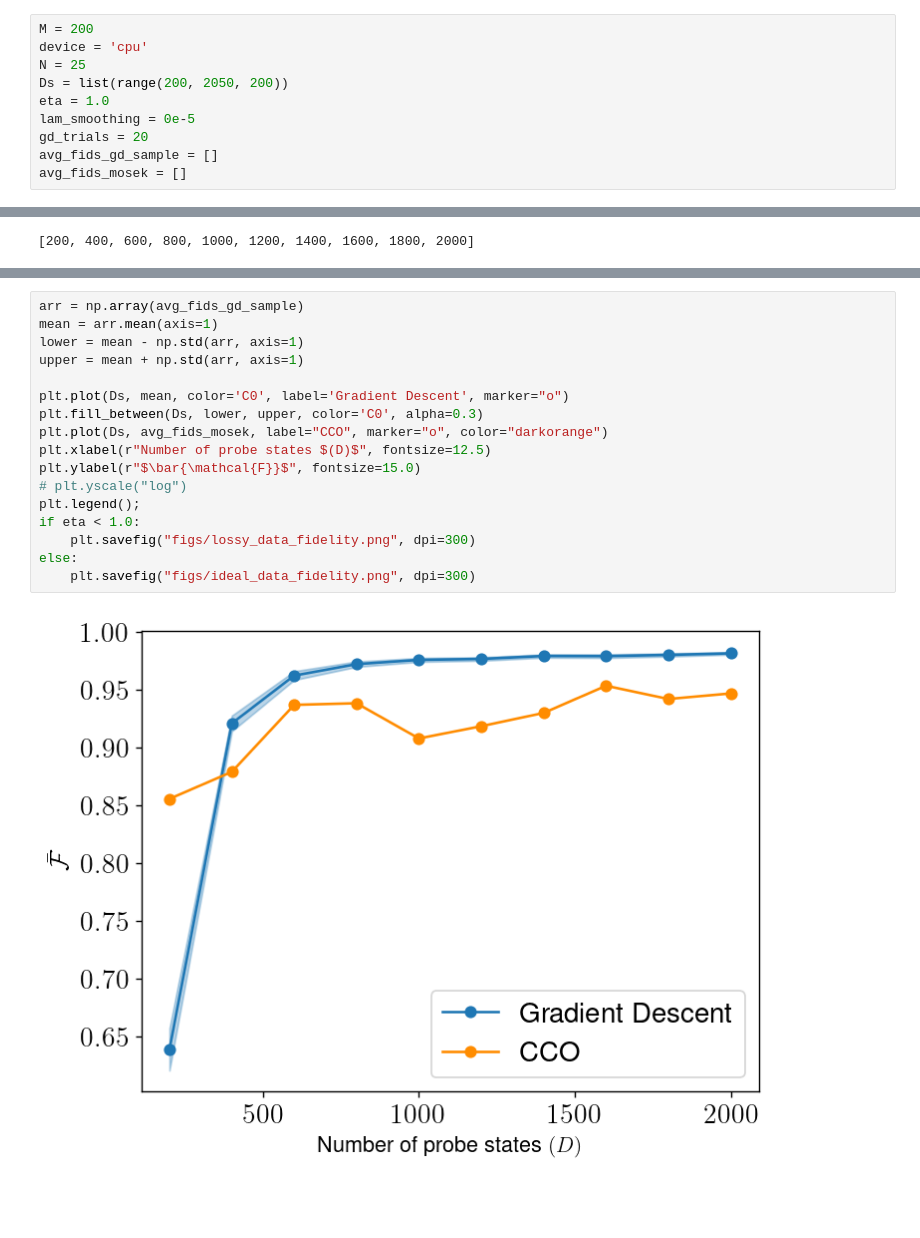
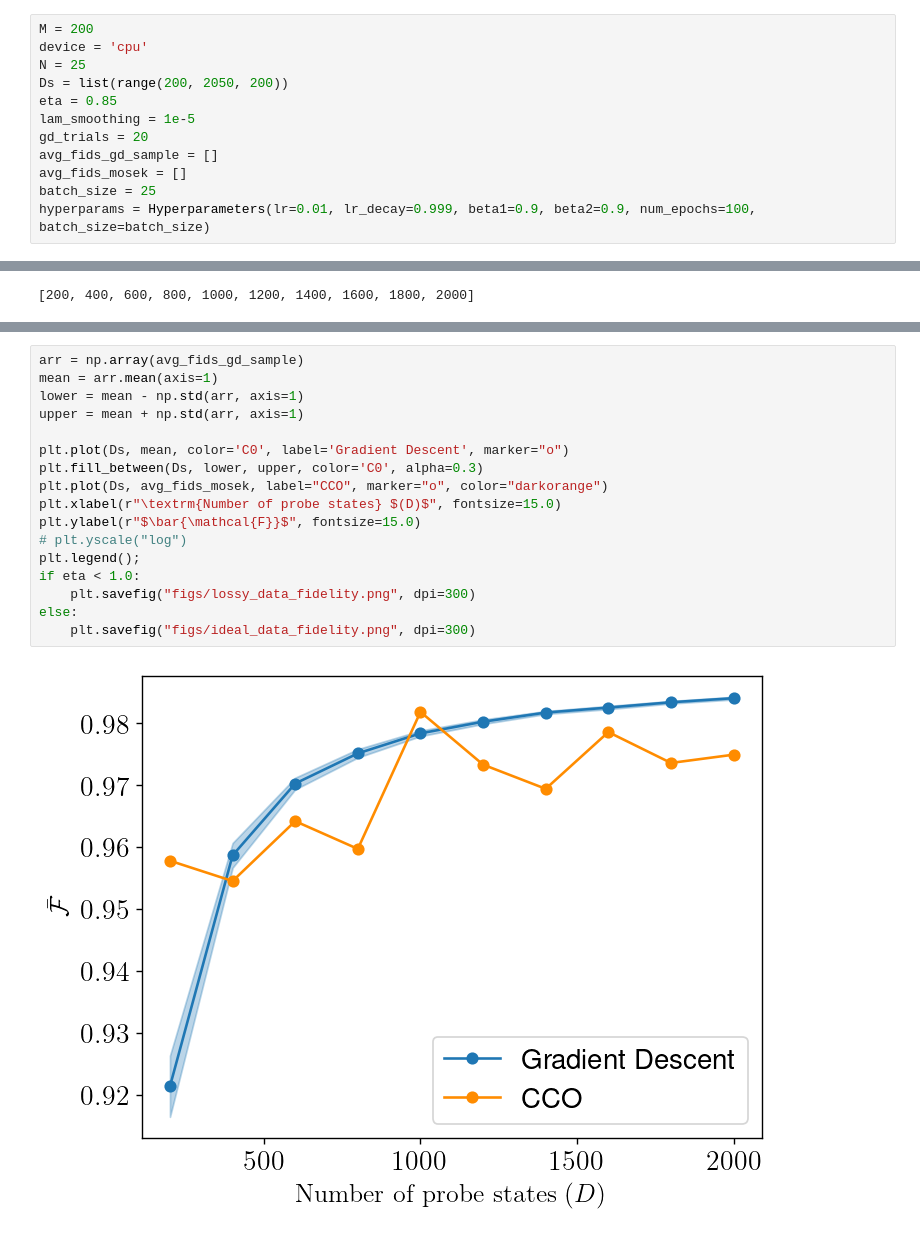
Before and after one commit to amanuelanteneh/gd-qdt, a Jupyter notebook: notebooks/limited_data.ipynb, the cells around one changed output, grey strips where cells are left out. Drawn from its saved outputs; the diff is of its cells as text; blank space fills up the shorter version.

```diff
--- a/notebooks/limited_data.ipynb
+++ b/notebooks/limited_data.ipynb
@@ -29,11 +29,13 @@ M = 200
 device = 'cpu'
 N = 25
 Ds = list(range(200, 2050, 200))
-eta = 1.0
-lam_smoothing = 0e-5
+eta = 0.85
+lam_smoothing = 1e-5
 gd_trials = 20
 avg_fids_gd_sample = []
 avg_fids_mosek = []
+batch_size = 25
+hyperparams = Hyperparameters(lr=0.01, lr_decay=0.999, beta1=0.9, beta2=0.9, num_epochs=100, batch_size=batch_size)
 # %%
 print(Ds)
 # %% [output]
@@ -83,19 +84,19 @@ for D in tqdm(Ds, desc="Performing dataset experiments"):
 # %%
 arr = np.array(avg_fids_gd_sample)
 mean = arr.mean(axis=1)
 lower = mean - np.std(arr, axis=1)
 upper = mean + np.std(arr, axis=1)
 
 plt.plot(Ds, mean, color='C0', label='Gradient Descent', marker="o")
 plt.fill_between(Ds, lower, upper, color='C0', alpha=0.3)
 plt.plot(Ds, avg_fids_mosek, label="CCO", marker="o", color="darkorange")
-plt.xlabel(r"Number of probe states $(D)$", fontsize=12.5)
+plt.xlabel(r"\textrm{Number of probe states} $(D)$", fontsize=15.0)
 plt.ylabel(r"$\bar{\mathcal{F}}$", fontsize=15.0)
 # plt.yscale("log")
 plt.legend();
 if eta < 1.0:
     plt.savefig("figs/lossy_data_fidelity.png", dpi=300)
 else:
     plt.savefig("figs/ideal_data_fidelity.png", dpi=300)
 # %% [output]
-[figure, old version]
+[figure, new version]
```
Also changed, not shown: parts of 1 cell of this notebook, 16 other files.
